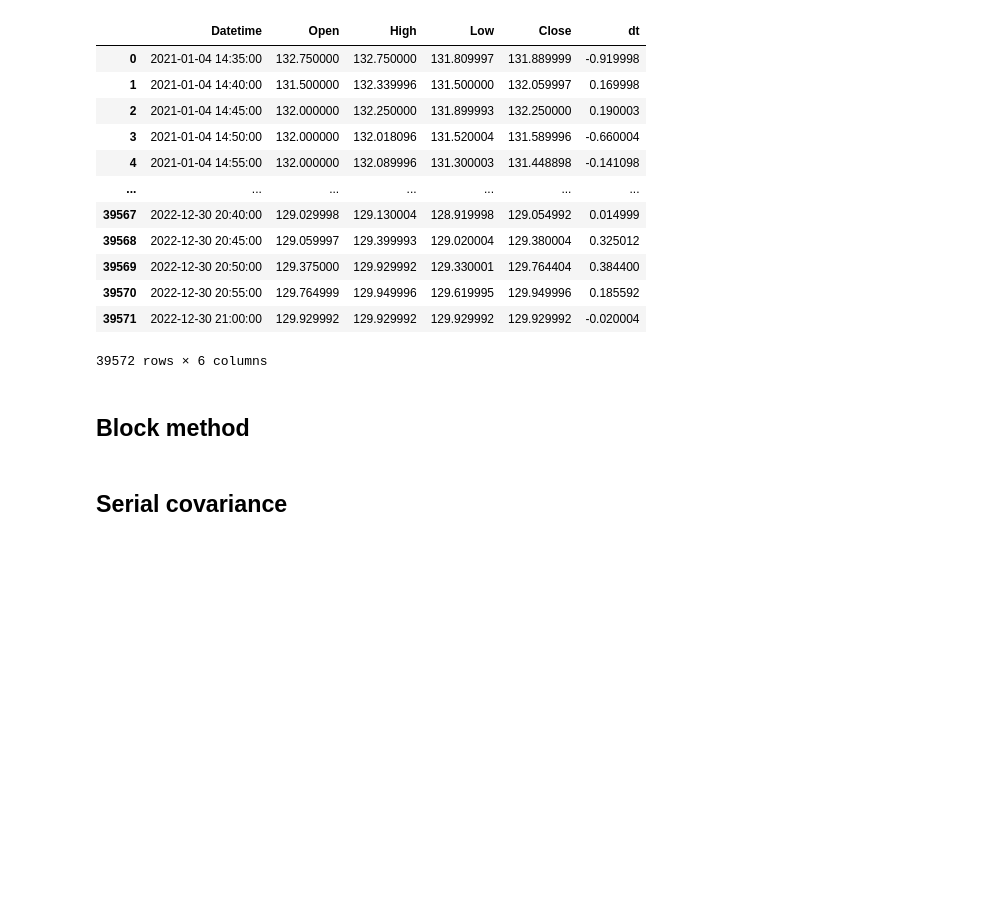
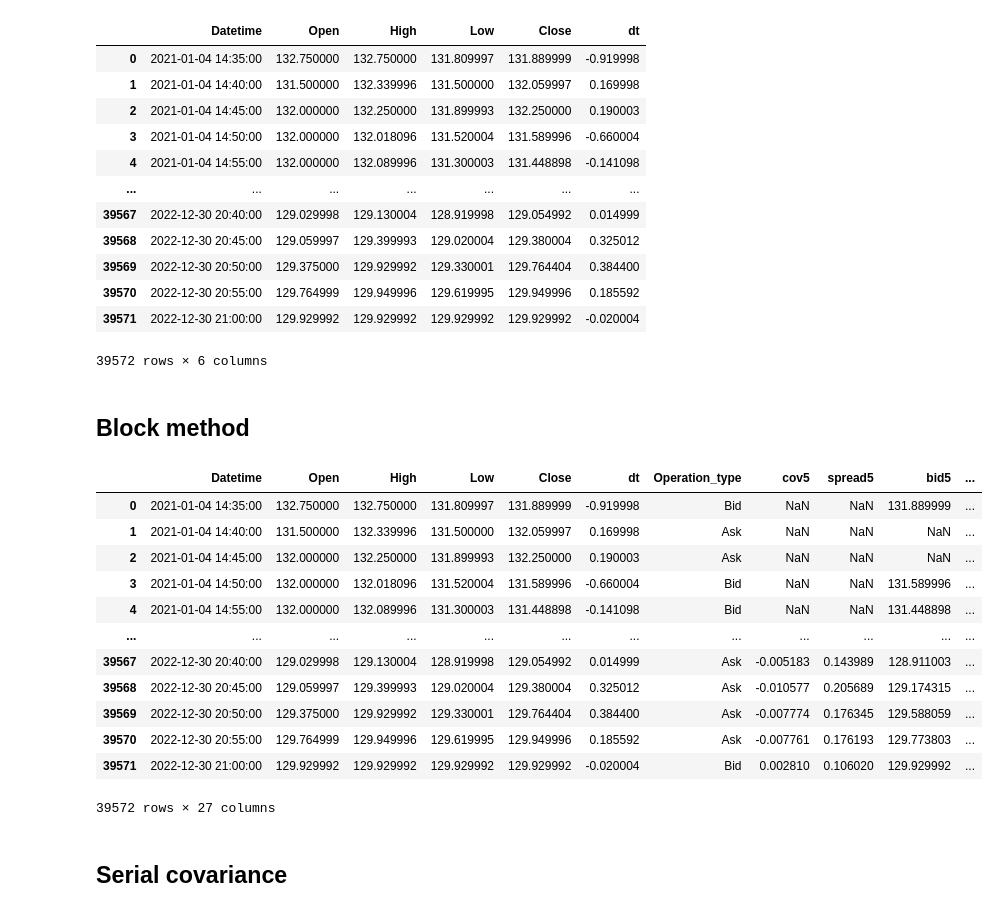
Before and after one commit to ivanna1030/trading, a Jupyter notebook: Effective Spread.ipynb, the cells around one changed output. Cells and saved outputs as stored; diff of their text form; code cells hidden in the pictures; blank space fills up the shorter version.

Commit message:
block method

```diff
--- a/Effective Spread.ipynb
+++ b/Effective Spread.ipynb
@@ -79,6 +79,43 @@ df
 ## Block method
 # %%
 df_block = df.copy()
+df_block['Operation_type'] = np.where(df_block['dt'] > 0, 'Ask', 'Bid')
+windows = [5, 10, 20, 50, 100]
+for window in windows:
+    covs = []
+    spreads = []
+
+    for i in range(len(df_block) - 2*window+1):
+        block1 = df_block['dt'].iloc[i:i+window].values
+        block2 = df_block['dt'].iloc[i+window:i+2*window].values
+
+        cov = np.cov(block1, block2)[0][1]
+        spread = 2 * np.sqrt(abs(cov))
+
+        covs.append(cov)
+        spreads.append(spread)
+
+    df_block[f"cov{window}"] = [np.nan] * (2*window-1) + covs
+    df_block[f"spread{window}"] = [np.nan] * (2*window-1) + spreads
+
+    df_block[f"bid{window}"] = np.where(df_block['Operation_type'] == 'Bid', df_block['Close'], df_block['Close'] - df_block[f'spread{window}'])
+    df_block[f"ask{window}"] = np.where(df_block['Operation_type'] == 'Ask', df_block['Close'], df_block['Close'] + df_block[f'spread{window}'])
+with pd.option_context('display.max_columns', None):
+    display(df_block)
+# %% [output]
+|  | Datetime | Open | High | Low | Close | dt | Operation_type | cov5 | spread5 | bid5 | ... |
+| 0 | 2021-01-04 14:35:00 | 132.750000 | 132.750000 | 131.809997 | 131.889999 | -0.919998 | Bid | NaN | NaN | 131.889999 | ... |
+| 1 | 2021-01-04 14:40:00 | 131.500000 | 132.339996 | 131.500000 | 132.059997 | 0.169998 | Ask | NaN | NaN | NaN | ... |
+| 2 | 2021-01-04 14:45:00 | 132.000000 | 132.250000 | 131.899993 | 132.250000 | 0.190003 | Ask | NaN | NaN | NaN | ... |
+| 3 | 2021-01-04 14:50:00 | 132.000000 | 132.018096 | 131.520004 | 131.589996 | -0.660004 | Bid | NaN | NaN | 131.589996 | ... |
+| 4 | 2021-01-04 14:55:00 | 132.000000 | 132.089996 | 131.300003 | 131.448898 | -0.141098 | Bid | NaN | NaN | 131.448898 | ... |
+| ... | ... | ... | ... | ... | ... | ... | ... | ... | ... | ... | ... |
+| 39567 | 2022-12-30 20:40:00 | 129.029998 | 129.130004 | 128.919998 | 129.054992 | 0.014999 | Ask | -0.005183 | 0.143989 | 128.911003 | ... |
+| 39568 | 2022-12-30 20:45:00 | 129.059997 | 129.399993 | 129.020004 | 129.380004 | 0.325012 | Ask | -0.010577 | 0.205689 | 129.174315 | ... |
+| 39569 | 2022-12-30 20:50:00 | 129.375000 | 129.929992 | 129.330001 | 129.764404 | 0.384400 | Ask | -0.007774 | 0.176345 | 129.588059 | ... |
+| 39570 | 2022-12-30 20:55:00 | 129.764999 | 129.949996 | 129.619995 | 129.949996 | 0.185592 | Ask | -0.007761 | 0.176193 | 129.773803 | ... |
+| 39571 | 2022-12-30 21:00:00 | 129.929992 | 129.929992 | 129.929992 | 129.929992 | -0.020004 | Bid | 0.002810 | 0.106020 | 129.929992 | ... |
+39572 rows × 27 columns
 # %% [markdown]
 ## Serial covariance
 # %%
```
Also changed, not shown: parts of 3 cells of this notebook.
